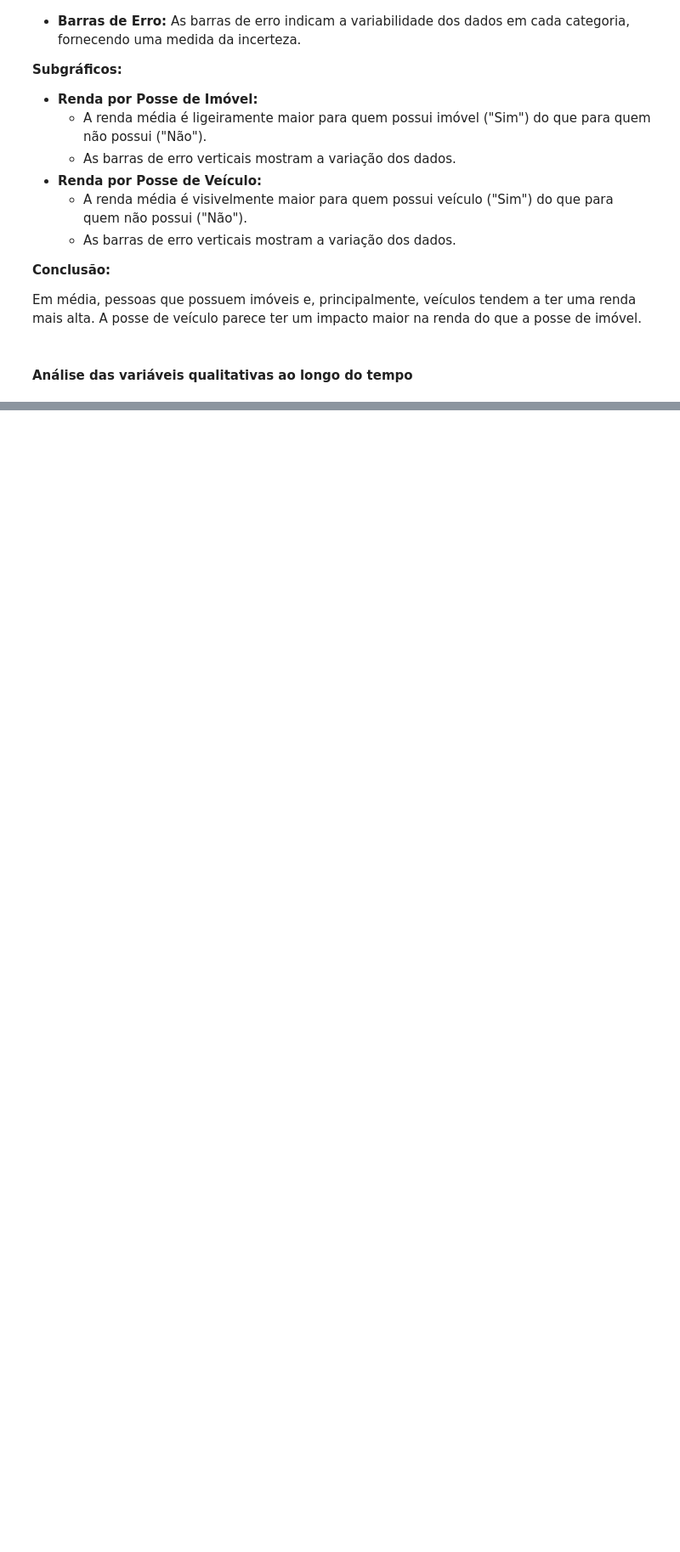
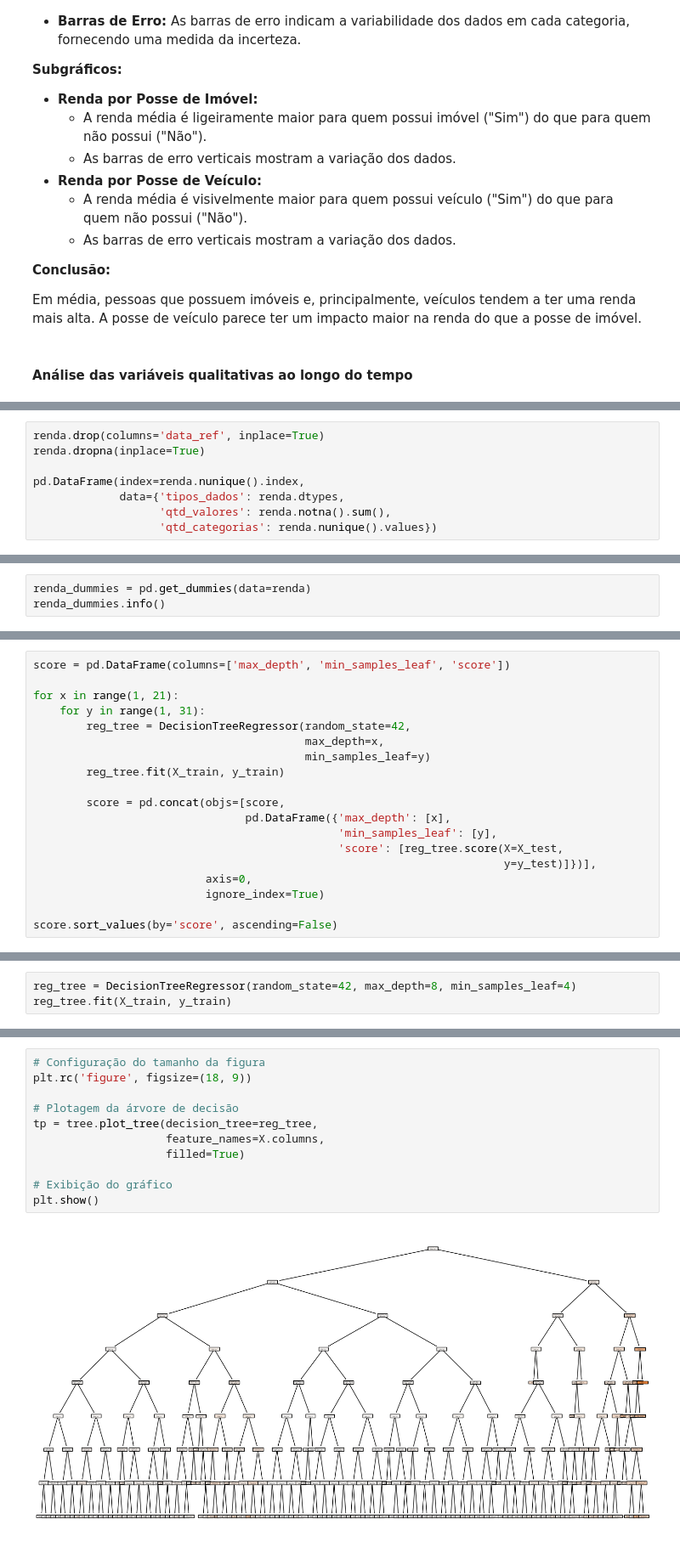
Before and after one commit to PaulodiasDeveloper/Previsao_renda, a Jupyter notebook: projeto_teste.ipynb, the cells around one changed output, grey strips where cells are left out. Shown at 85% size. Cells and saved outputs as stored; diff of their text form; blank space fills up the shorter version.

```diff
--- a/projeto_teste.ipynb
+++ b/projeto_teste.ipynb
@@ -470,0 +480,8 @@ for col in qualitativas:
+# %%
+renda.drop(columns='data_ref', inplace=True)
+renda.dropna(inplace=True)
+
+pd.DataFrame(index=renda.nunique().index,
+             data={'tipos_dados': renda.dtypes,
+                   'qtd_valores': renda.notna().sum(),
+                   'qtd_categorias': renda.nunique().values})
@@ -470,0 +504,3 @@ for col in qualitativas:
+# %%
+renda_dummies = pd.get_dummies(data=renda)
+renda_dummies.info()
@@ -470,0 +594,19 @@ for col in qualitativas:
+# %%
+score = pd.DataFrame(columns=['max_depth', 'min_samples_leaf', 'score'])
+
+for x in range(1, 21):
+    for y in range(1, 31):
+        reg_tree = DecisionTreeRegressor(random_state=42,
+                                         max_depth=x,
+                                         min_samples_leaf=y)
+        reg_tree.fit(X_train, y_train)
+
+        score = pd.concat(objs=[score,
+                                pd.DataFrame({'max_depth': [x],
+                                              'min_samples_leaf': [y],
+                                              'score': [reg_tree.score(X=X_test,
+                                                                       y=y_test)]})],
+                          axis=0,
+                          ignore_index=True)
+
+score.sort_values(by='score', ascending=False)
@@ -470,0 +629,3 @@ for col in qualitativas:
+# %%
+reg_tree = DecisionTreeRegressor(random_state=42, max_depth=8, min_samples_leaf=4)
+reg_tree.fit(X_train, y_train)
@@ -470,0 +636,13 @@ for col in qualitativas:
+# %%
+# Configuração do tamanho da figura
+plt.rc('figure', figsize=(18, 9))
+
+# Plotagem da árvore de decisão
+tp = tree.plot_tree(decision_tree=reg_tree,
+                    feature_names=X.columns,
+                    filled=True)
+
+# Exibição do gráfico
+plt.show()
+# %% [output]
+[figure, added]
```
Also changed, not shown: parts of 22 cells of this notebook, 1 other file.
